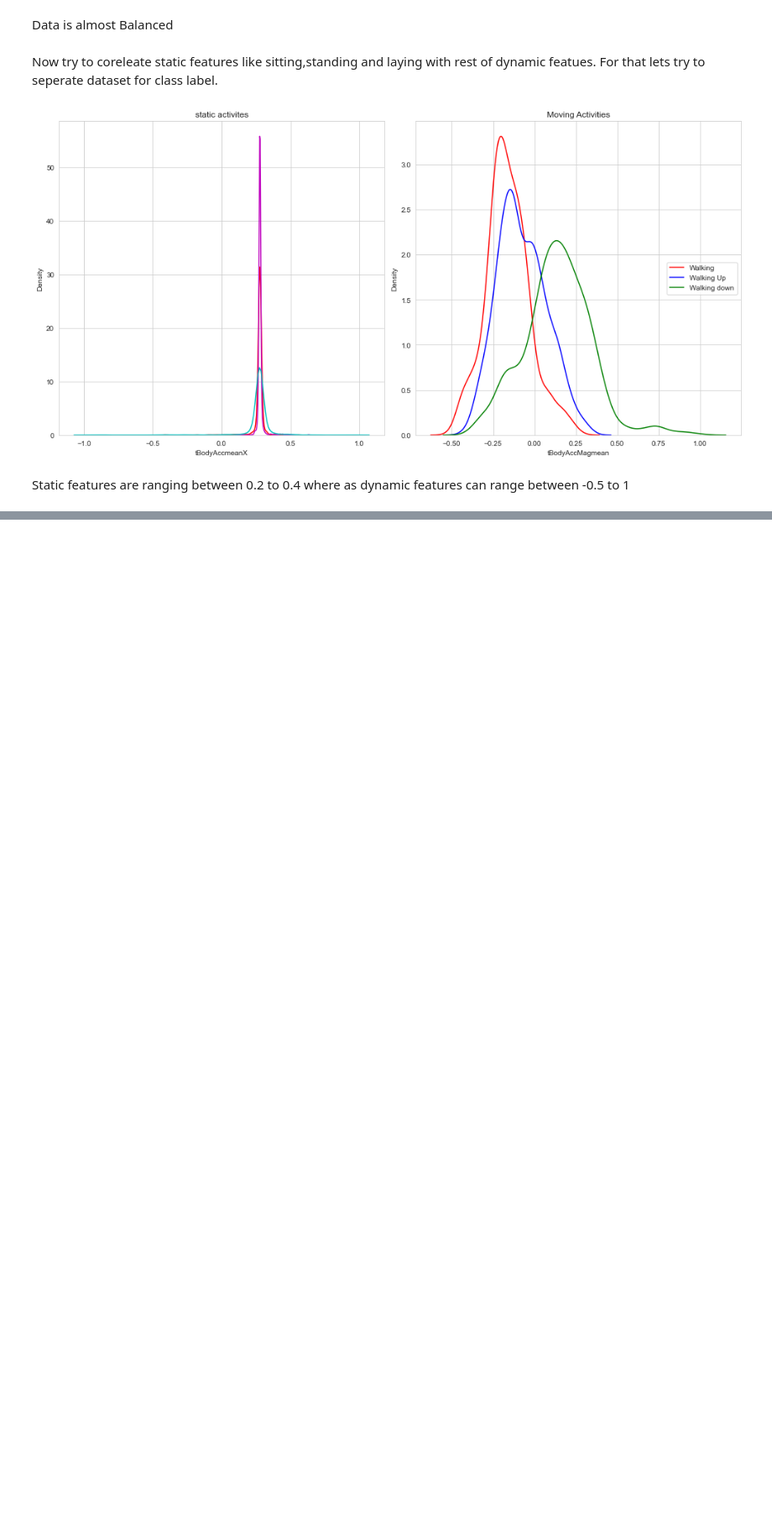
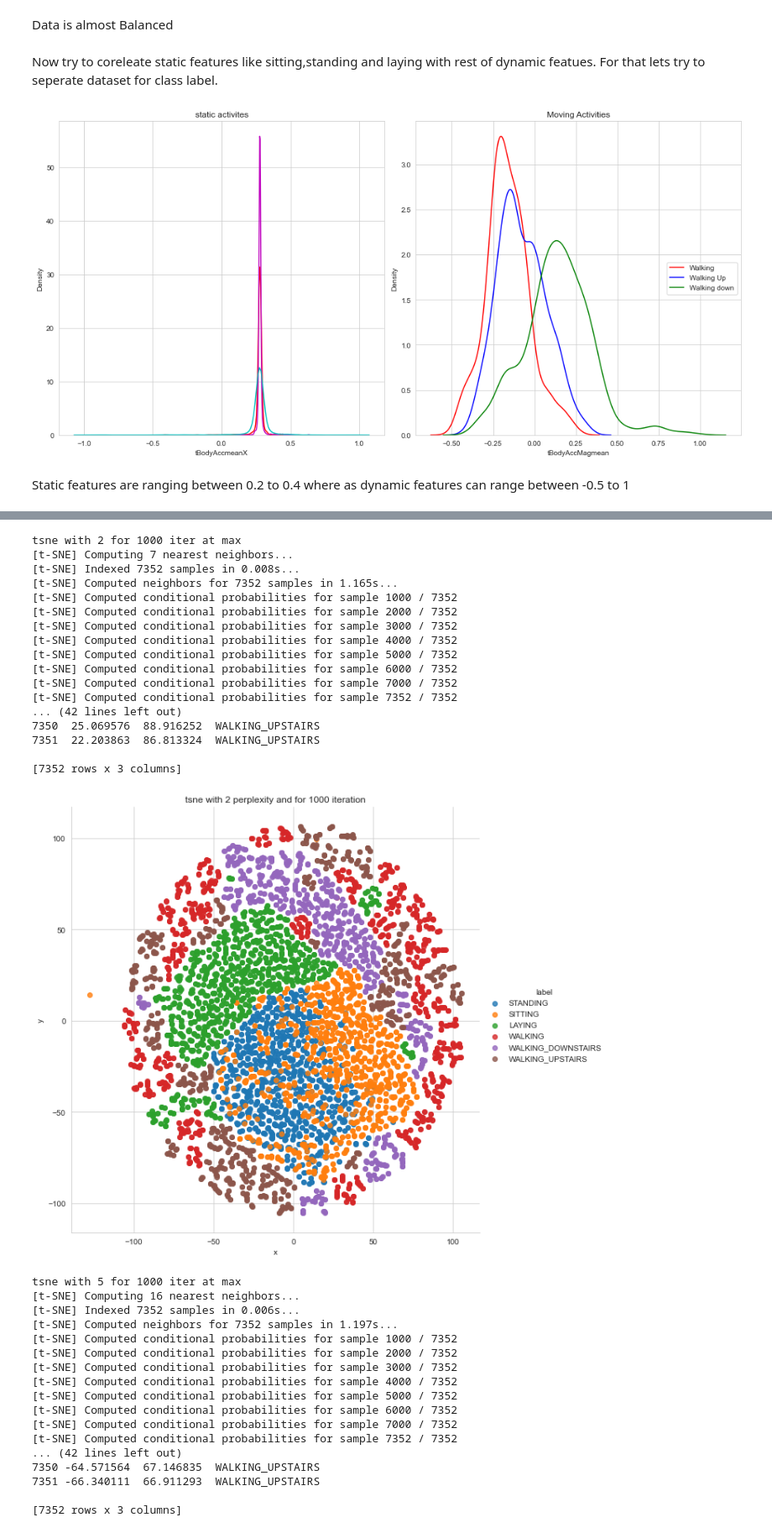
Before and after one commit to hemanthkumarb03/HumanActivityRecognition, a Jupyter notebook: EDA.ipynb, the cells around one changed output, grey strips where cells are left out. Shown at 84% size. Cells and saved outputs as stored; diff of their text form; code cells hidden in the pictures; blank space fills up the shorter version.

```diff
--- a/EDA.ipynb
+++ b/EDA.ipynb
@@ -101,0 +126,58 @@ Static features are ranging between 0.2 to 0.4 where as dynamic features can ran
+# %%
+from sklearn.manifold import TSNE
+
+#function for creating TSNE
+
+def perform_tsne(x_data, y_data, perplexities, iter =1000, img_prefix='t-sne'):
+    for index, perplexity in enumerate(perplexities):
+        print(f"tsne with {perplexity} for 1000 iter at max")
+        x_reduced = TSNE(perplexity = perplexity, verbose = 2).fit_transform(x_data)
+        print("creating plot for t-sne for each perplexity")
+        print(x_reduced)
+
+        df = pd.DataFrame({'x':x_reduced[:,0],'y':x_reduced[:,1],'label':y_data})
+        print(df)
+        sns.lmplot(data=df, x='x', y='y', hue='label',fit_reg=False, size=8)
+        plt.title(f"tsne with {perplexity} perplexity and for 1000 iteration")
+        plt.show()
+
+
+x_data = train.drop(['subject', 'Activity','ActivityName'], axis=1)
+y_data = train.ActivityName
+perform_tsne(x_data, y_data, perplexities = [2,5,10,15,20])
+# %% [output]
+tsne with 2 for 1000 iter at max
+[t-SNE] Computing 7 nearest neighbors...
+[t-SNE] Indexed 7352 samples in 0.008s...
+[t-SNE] Computed neighbors for 7352 samples in 1.165s...
+[t-SNE] Computed conditional probabilities for sample 1000 / 7352
+[t-SNE] Computed conditional probabilities for sample 2000 / 7352
+[t-SNE] Computed conditional probabilities for sample 3000 / 7352
+[t-SNE] Computed conditional probabilities for sample 4000 / 7352
+[t-SNE] Computed conditional probabilities for sample 5000 / 7352
+[t-SNE] Computed conditional probabilities for sample 6000 / 7352
+[t-SNE] Computed conditional probabilities for sample 7000 / 7352
+[t-SNE] Computed conditional probabilities for sample 7352 / 7352
+... (42 lines left out)
+7350  25.069576  88.916252  WALKING_UPSTAIRS
+7351  22.203863  86.813324  WALKING_UPSTAIRS
+
+[7352 rows x 3 columns]
+[figure, added]
+tsne with 5 for 1000 iter at max
+[t-SNE] Computing 16 nearest neighbors...
+[t-SNE] Indexed 7352 samples in 0.006s...
+[t-SNE] Computed neighbors for 7352 samples in 1.197s...
+[t-SNE] Computed conditional probabilities for sample 1000 / 7352
+[t-SNE] Computed conditional probabilities for sample 2000 / 7352
+[t-SNE] Computed conditional probabilities for sample 3000 / 7352
+[t-SNE] Computed conditional probabilities for sample 4000 / 7352
+[t-SNE] Computed conditional probabilities for sample 5000 / 7352
+[t-SNE] Computed conditional probabilities for sample 6000 / 7352
+[t-SNE] Computed conditional probabilities for sample 7000 / 7352
+[t-SNE] Computed conditional probabilities for sample 7352 / 7352
+... (42 lines left out)
+7350 -64.571564  67.146835  WALKING_UPSTAIRS
+7351 -66.340111  66.911293  WALKING_UPSTAIRS
+
+[7352 rows x 3 columns]
```
Also changed, not shown: parts of 7 cells of this notebook.
